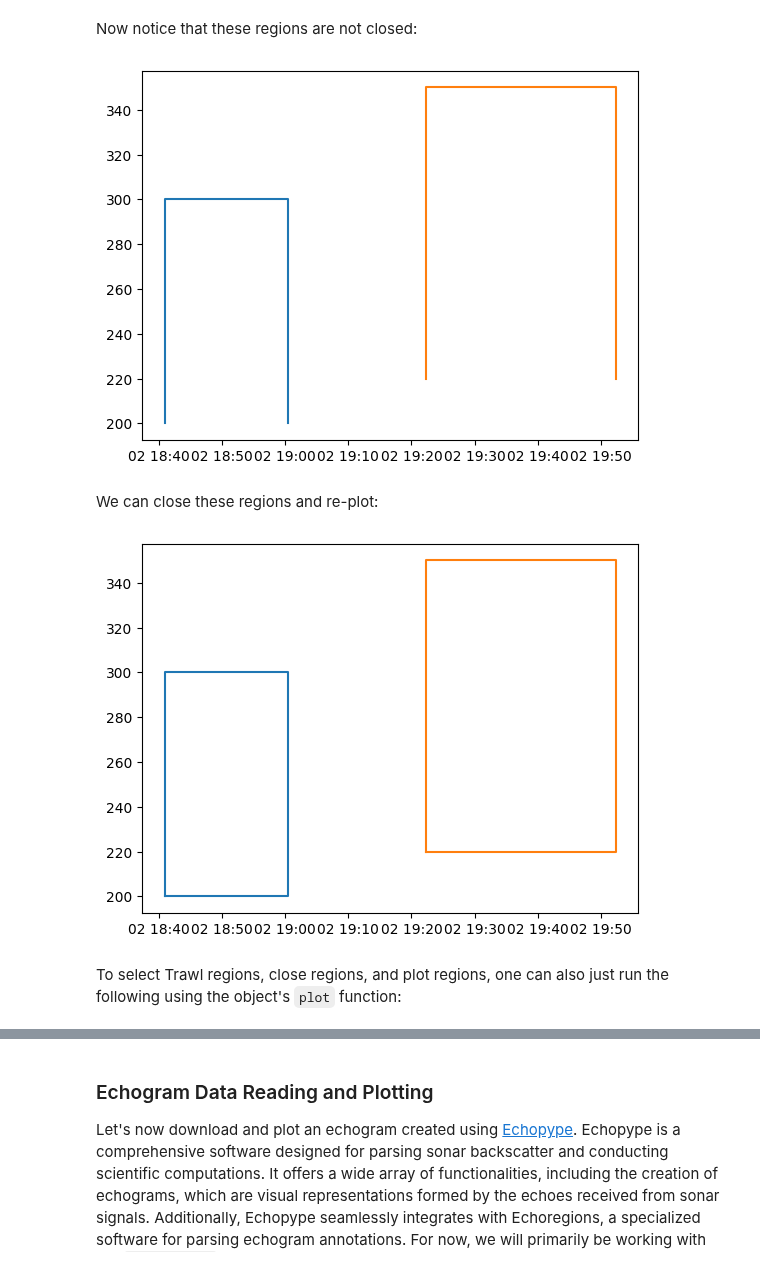
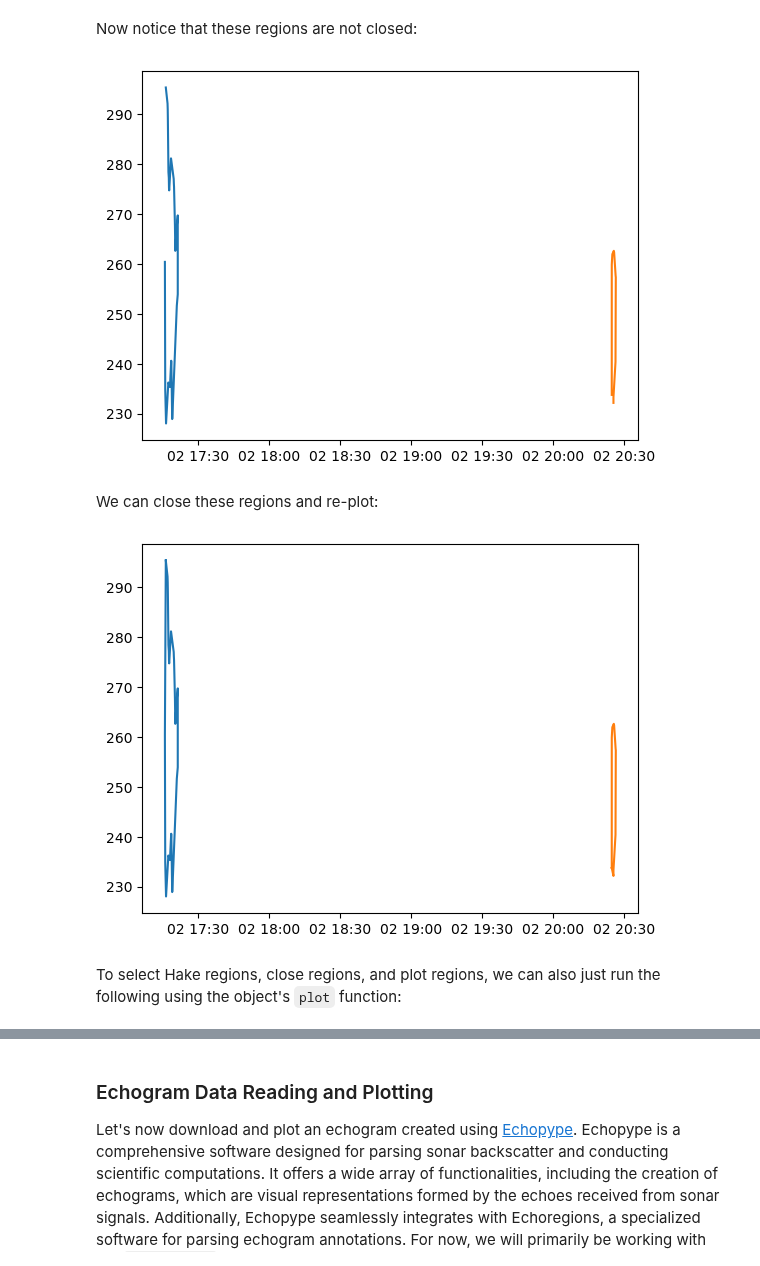
Before and after one commit to OSOceanAcoustics/echoregions, a Jupyter notebook: docs/source/Regions2D_functionality.ipynb, the cells around one changed output, grey strips where cells are left out. Saved outputs shown, nothing was run; the diff lists cells and outputs as text; code cells hidden in the pictures.

```diff
--- a/docs/source/Regions2D_functionality.ipynb
+++ b/docs/source/Regions2D_functionality.ipynb
@@ -36,14 +36,14 @@ To start this tutorial, we first download `evr` data from Echoregions' Github Re
 
 The parsing is based off of the `.evr` data description shown on Echoview's website: [Region Attributes](https://support.echoview.com/WebHelp/Reference/File_Formats/Export_File_Formats/2D_Region_definition_file_format.htm).
 # %%
-# Set path to test data
-TEST_DATA_PATH = 'https://raw.githubusercontent.com/OSOceanAcoustics/echoregions/contains_transect_zip/echoregions/test_data'
+# Set path to notebook data
+NOTEBOOK_DATA_PATH = 'https://raw.githubusercontent.com/ctuguinay/echoregions/update_notebooks/docs/source/notebook_data'
 
 # Download example EVR File
-urllib.request.urlretrieve(f"{TEST_DATA_PATH}/transect.evr","transect.evr")
+urllib.request.urlretrieve(f"{NOTEBOOK_DATA_PATH}/transect_notebook.evr","transect_notebook.evr")
 
 # Read EVR file
-regions2d = er.read_evr('transect.evr')
+regions2d = er.read_evr('transect_notebook.evr')
 # %% [markdown]
 #### Regions2D as a DataFrame
 # %% [markdown]
@@ -62,4 +64,4 @@ regions2d_df.head(3)
 # %% [markdown]
 The `regions2d` object can be subsetted using the `select_region` function and with parameters related to region class, time, and depth. For this example let us select a trawl region based on the `region_class` parameter:
 # %%
-trawl_regions = regions2d.select_region(region_class="Trawl")
+hake_regions = regions2d.select_region(region_class="Hake")
@@ -73,19 +75,19 @@ trawl_regions
 # %% [markdown]
 Now notice that these regions are not closed:
 # %%
-for _, point in trawl_regions.iterrows():
+for _, point in hake_regions.iterrows():
     plt.plot(point["time"], point["depth"])
 # %% [output]
-[figure, old version]
+[figure, new version]
 # %% [markdown]
 We can close these regions and re-plot:
 # %%
-trawl_regions_closed = regions2d.close_region(region_class="Trawl")
+hake_regions_closed = regions2d.close_region(region_class="Hake")
 
-for _, row in trawl_regions_closed.iterrows():
+for _, row in hake_regions_closed.iterrows():
     plt.plot(row["time"], row["depth"])
 # %% [output]
-[figure, old version]
+[figure, new version]
 # %% [markdown]
-To select Trawl regions, close regions, and plot regions, one can also just run the following using the object's `plot` function:
+To select Hake regions, close regions, and plot regions, we can also just run the following using the object's `plot` function:
 # %%
```
Also changed, not shown: parts of 28 cells of this notebook, 2 other files.
